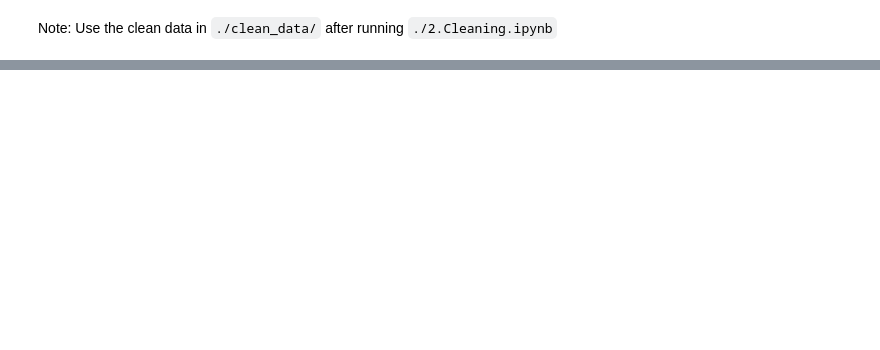
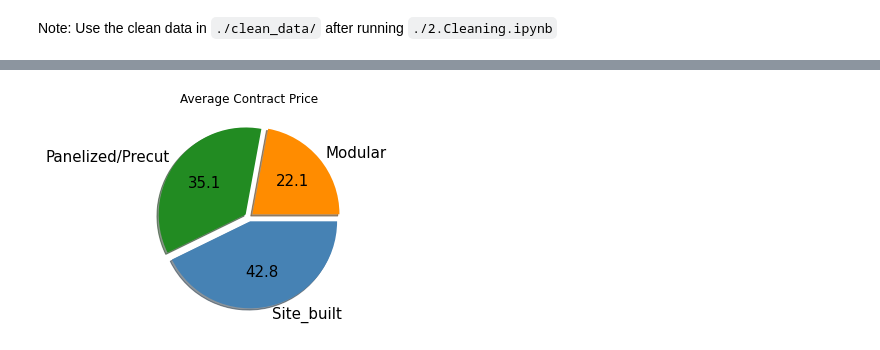
Before and after one commit to gassergalalali/MST-IST-5520-SP2020-Group-7, a Jupyter notebook: Milestone 2/3.SummarizationAndVisualization.ipynb, the cells around one changed output, grey strips where cells are left out. Saved outputs shown, nothing was run; the diff lists cells and outputs as text; code cells hidden in the pictures; blank space fills up the shorter version.

```diff
--- a/Milestone 2/3.SummarizationAndVisualization.ipynb
+++ b/Milestone 2/3.SummarizationAndVisualization.ipynb
@@ -25,0 +119,5 @@ plt.show()
+# %%
+# Generate an aggregated DataFrame to represent the mean of Contract Price
+mean_contract_price_by_ConstMethod = df2.groupby('ConstructionMethod').mean()
+
+mean_contract_price_by_ConstMethod
@@ -25,0 +137,13 @@ plt.show()
+# %%
+mean_contract_price_by_ConstMethod['ContractPrice'].plot(kind='pie',
+                                                  colors=['darkorange','forestgreen','steelblue'],
+                                                  autopct='%.1f',
+                                                  fontsize=15,
+                                                  figsize=(6,4),
+                                                  explode=(0.05, 0.05, 0.05),
+                                                  shadow=True)
+plt.ylabel('')
+plt.title('Average Contract Price')
+plt.show()
+# %% [output]
+[figure, added]
```
Also changed, not shown: parts of 16 cells of this notebook.
